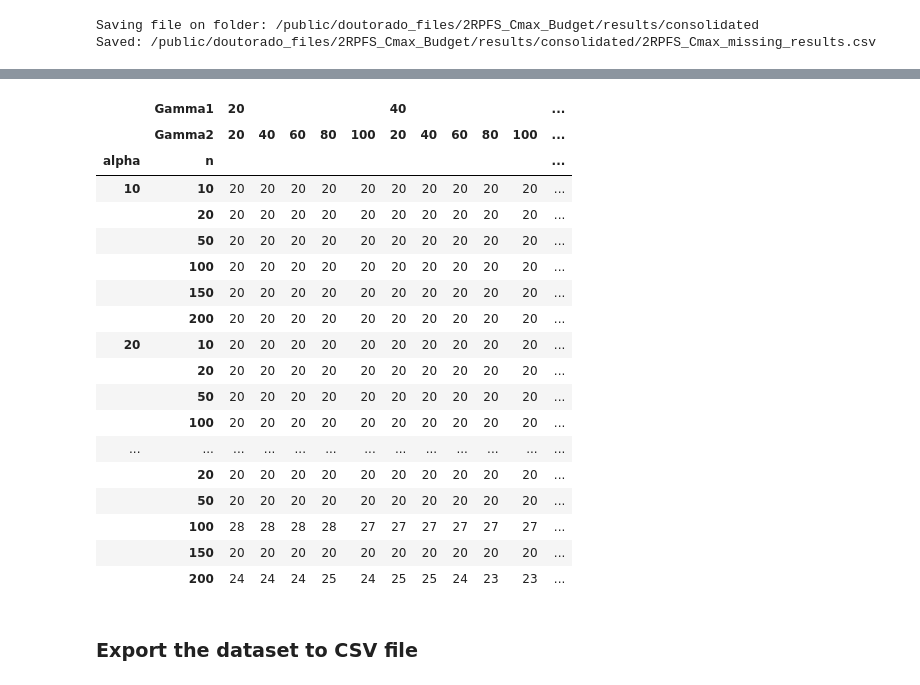
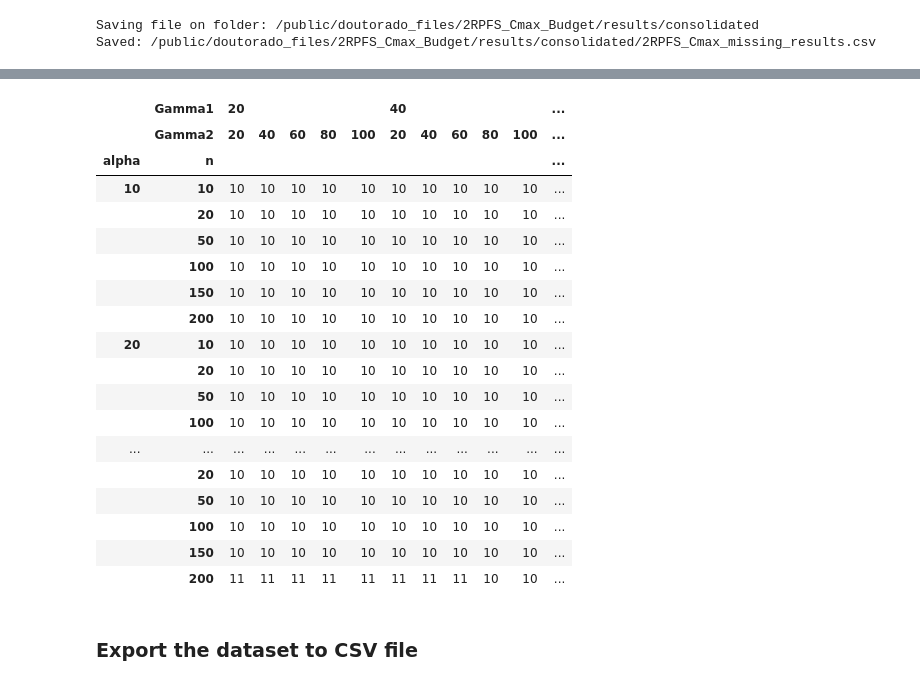
Before and after one commit to levorato/2RPFS_Cmax_Budget, a Jupyter notebook: 0.1_2RPFS_Cmax_CCG_Result_Data_Treatment-Rev1.ipynb, the cells around one changed output, grey strips where cells are left out. Cells and saved outputs as stored; diff of their text form; code cells hidden in the pictures.

```diff
--- a/0.1_2RPFS_Cmax_CCG_Result_Data_Treatment-Rev1.ipynb
+++ b/0.1_2RPFS_Cmax_CCG_Result_Data_Treatment-Rev1.ipynb
@@ -385,0 +394,3 @@ print(len(df.index))
+# %%
+df = df[~((df['cut_count'] < 0)&(df['budget_Gamma'].isin(['60 20']))&(df['instance_name'] == 'RB1501008.txt')&(df['model']=='Wagner'))]
+print(len(df.index))
@@ -385,0 +407,3 @@ print(len(df.index))
+# %%
+df = df[~((df['cut_count'] < 0)&(df['budget_Gamma'].isin(['20 40', '40 20', '60 40']))&(df['instance_name'] == 'RB1503008.txt')&(df['model']=='Wagner'))]
+print(len(df.index))
@@ -385,0 +424,3 @@ print(len(df.index))
+# %%
+df = df[~((df['cut_count'] < 0)&(df['budget_Gamma'].isin(['20 20', '40 20', '60 20', '60 40', '80 20', '80 40', '80 60']))&(df['instance_name'] == 'RB1504008.txt')&(df['model']=='Wagner'))]
+print(len(df.index))
@@ -385,0 +444,3 @@ print(len(df.index))
+# %%
+df = df[~((df['cut_count'] < 0)&(df['budget_Gamma'].isin(['20 20', '20 40', '40 20', '40 40', '40 60', '60 20', '60 40', '80 20', '80 40', '80 60']))&(df['instance_name'] == 'RB1505008.txt')&(df['model']=='Wagner'))]
+print(len(df.index))
@@ -533,28 +596,29 @@ df_grouped
 750 rows × 5 columns
 # %%
-table = pd.pivot_table(df, values='executionId', index=['alpha', 'n'], columns=['Gamma1', 'Gamma2'], aggfunc='count', fill_value=0)
+df_ = df.reset_index()
+table = pd.pivot_table(df_[df_['model'] == 'Wagner'], values='executionId', index=['alpha', 'n'], columns=['Gamma1', 'Gamma2'], aggfunc='count', fill_value=0)
 with pd.option_context('display.max_rows', None, 'display.max_columns', None):
     display(table)
 # %% [output]
 |  | Gamma1 | 20 |  |  |  |  | 40 |  |  |  |  | ... |
 |  | Gamma2 | 20 | 40 | 60 | 80 | 100 | 20 | 40 | 60 | 80 | 100 | ... |
 | alpha | n |  |  |  |  |  |  |  |  |  |  | ... |
-| 10 | 10 | 20 | 20 | 20 | 20 | 20 | 20 | 20 | 20 | 20 | 20 | ... |
-|  | 20 | 20 | 20 | 20 | 20 | 20 | 20 | 20 | 20 | 20 | 20 | ... |
-|  | 50 | 20 | 20 | 20 | 20 | 20 | 20 | 20 | 20 | 20 | 20 | ... |
-|  | 100 | 20 | 20 | 20 | 20 | 20 | 20 | 20 | 20 | 20 | 20 | ... |
-|  | 150 | 20 | 20 | 20 | 20 | 20 | 20 | 20 | 20 | 20 | 20 | ... |
-|  | 200 | 20 | 20 | 20 | 20 | 20 | 20 | 20 | 20 | 20 | 20 | ... |
-| 20 | 10 | 20 | 20 | 20 | 20 | 20 | 20 | 20 | 20 | 20 | 20 | ... |
-|  | 20 | 20 | 20 | 20 | 20 | 20 | 20 | 20 | 20 | 20 | 20 | ... |
-|  | 50 | 20 | 20 | 20 | 20 | 20 | 20 | 20 | 20 | 20 | 20 | ... |
-|  | 100 | 20 | 20 | 20 | 20 | 20 | 20 | 20 | 20 | 20 | 20 | ... |
+| 10 | 10 | 10 | 10 | 10 | 10 | 10 | 10 | 10 | 10 | 10 | 10 | ... |
+|  | 20 | 10 | 10 | 10 | 10 | 10 | 10 | 10 | 10 | 10 | 10 | ... |
+|  | 50 | 10 | 10 | 10 | 10 | 10 | 10 | 10 | 10 | 10 | 10 | ... |
+|  | 100 | 10 | 10 | 10 | 10 | 10 | 10 | 10 | 10 | 10 | 10 | ... |
+|  | 150 | 10 | 10 | 10 | 10 | 10 | 10 | 10 | 10 | 10 | 10 | ... |
+|  | 200 | 10 | 10 | 10 | 10 | 10 | 10 | 10 | 10 | 10 | 10 | ... |
+| 20 | 10 | 10 | 10 | 10 | 10 | 10 | 10 | 10 | 10 | 10 | 10 | ... |
+|  | 20 | 10 | 10 | 10 | 10 | 10 | 10 | 10 | 10 | 10 | 10 | ... |
+|  | 50 | 10 | 10 | 10 | 10 | 10 | 10 | 10 | 10 | 10 | 10 | ... |
+|  | 100 | 10 | 10 | 10 | 10 | 10 | 10 | 10 | 10 | 10 | 10 | ... |
 | ... | ... | ... | ... | ... | ... | ... | ... | ... | ... | ... | ... | ... |
-|  | 20 | 20 | 20 | 20 | 20 | 20 | 20 | 20 | 20 | 20 | 20 | ... |
-|  | 50 | 20 | 20 | 20 | 20 | 20 | 20 | 20 | 20 | 20 | 20 | ... |
-|  | 100 | 28 | 28 | 28 | 28 | 27 | 27 | 27 | 27 | 27 | 27 | ... |
-|  | 150 | 20 | 20 | 20 | 20 | 20 | 20 | 20 | 20 | 20 | 20 | ... |
-|  | 200 | 24 | 24 | 24 | 25 | 24 | 25 | 25 | 24 | 23 | 23 | ... |
+|  | 20 | 10 | 10 | 10 | 10 | 10 | 10 | 10 | 10 | 10 | 10 | ... |
+|  | 50 | 10 | 10 | 10 | 10 | 10 | 10 | 10 | 10 | 10 | 10 | ... |
+|  | 100 | 10 | 10 | 10 | 10 | 10 | 10 | 10 | 10 | 10 | 10 | ... |
+|  | 150 | 10 | 10 | 10 | 10 | 10 | 10 | 10 | 10 | 10 | 10 | ... |
+|  | 200 | 11 | 11 | 11 | 11 | 11 | 11 | 11 | 11 | 10 | 10 | ... |
 # %% [markdown]
 ### Export the dataset to CSV file
 # %%
```
Also changed, not shown: parts of 21 cells of this notebook, 6 other files.
